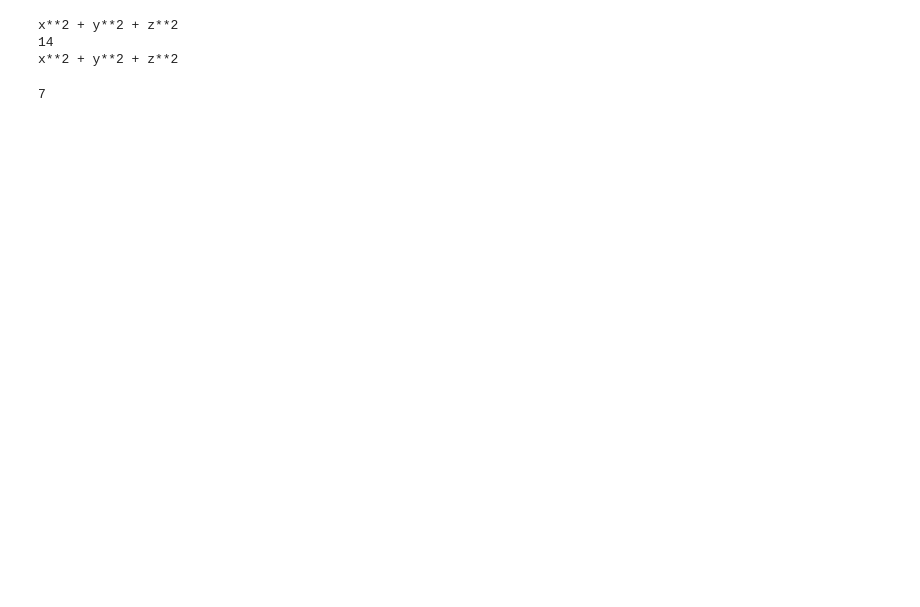
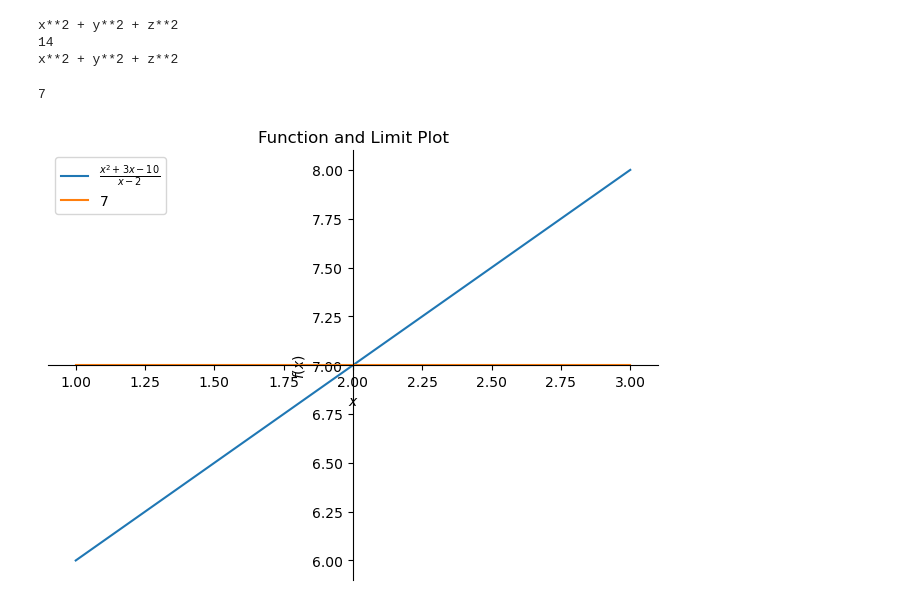
Before and after one commit to matansharon/Calculas, a Jupyter notebook: Section4.ipynb, the cells around one changed output. Drawn from its saved outputs; the diff is of its cells as text; code cells hidden in the pictures; blank space fills up the shorter version.

```diff
--- a/Section4.ipynb
+++ b/Section4.ipynb
@@ -48,14 +48,31 @@ x**2 + y**2 + z**2
 # %%
 import sympy as sp
 
 # Define the function
 x = sp.Symbol('x')
 f = (x**2 + 3*x - 10) / (x - 2)
 
 # Evaluate the limit as x approaches 2
 limit_val = sp.limit(f, x, 2)
 
 # Print the result
 print(limit_val)
+#plot the limit_val
+# sp.plot(limit_val)
+import sympy as sp
+
+# Define the function
+x = sp.Symbol('x')
+f = (x**2 + 3*x - 10) / (x - 2)
+
+# Evaluate the limit as x approaches 2
+limit_val = sp.limit(f, x, 2)
+
+# Plot the function and its limit value
+p = sp.plot(f, limit_val, (x, 1, 3), show=False)
+p.title = 'Function and Limit Plot'
+p.legend = True
+p.show()
 # %% [output]
 7
+[figure, added]
```
Also changed, not shown: parts of 1 cell of this notebook.
